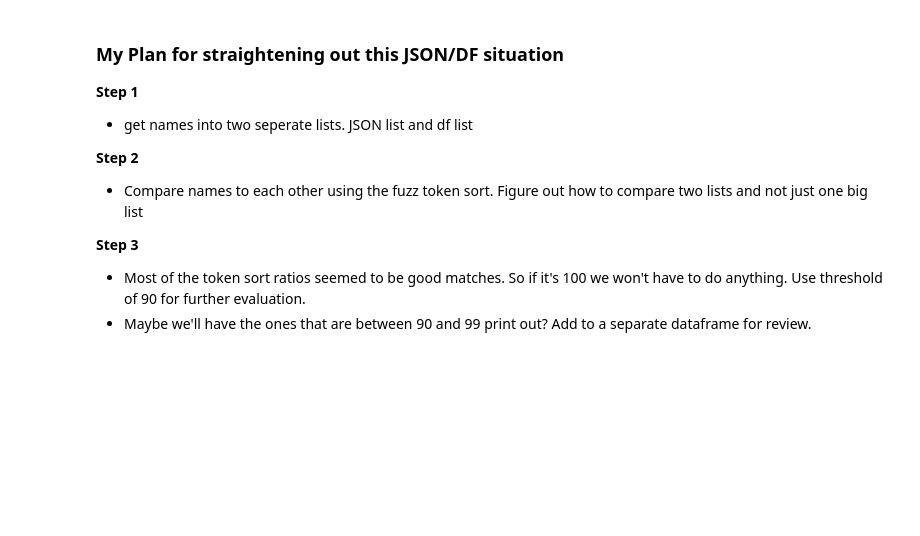
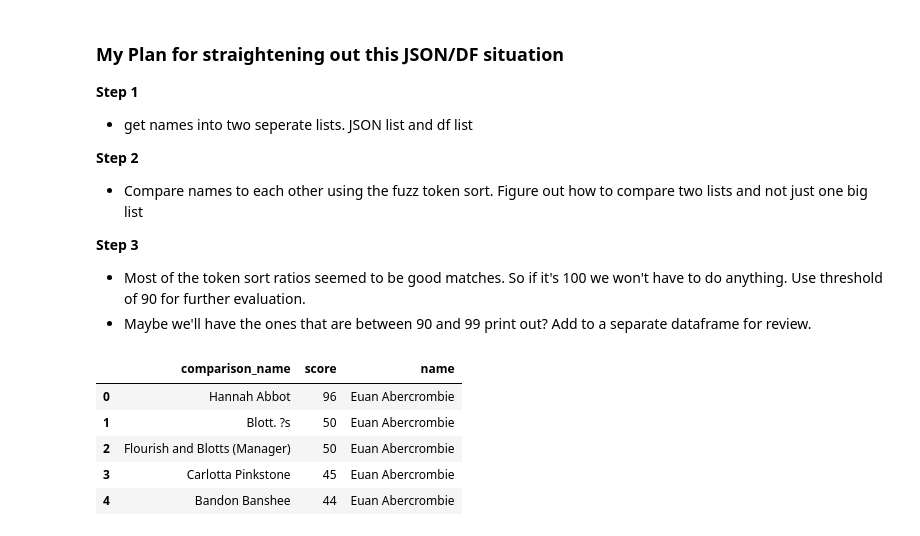
Before and after one commit to HeatherOrtegaMcMillan/harry_potter_sideproject, a Jupyter notebook: scratchpad_notebook.ipynb, the cells around one changed output. Cells and saved outputs as stored; diff of their text form; code cells hidden in the pictures; blank space fills up the shorter version.

```diff
--- a/scratchpad_notebook.ipynb
+++ b/scratchpad_notebook.ipynb
@@ -789,0 +792,11 @@ similarity_sort.head()
+# %%
+my_string = 'Hannah Abbott'
+
+check_for_fuzzy_match(my_string, info_list)
+# %% [output]
+|  | comparison_name | score | name |
+| 0 | Hannah Abbot | 96 | Euan Abercrombie |
+| 1 | Blott. ?s | 50 | Euan Abercrombie |
+| 2 | Flourish and Blotts (Manager) | 50 | Euan Abercrombie |
+| 3 | Carlotta Pinkstone | 45 | Euan Abercrombie |
+| 4 | Bandon Banshee | 44 | Euan Abercrombie |
```
Also changed, not shown: parts of 6 cells of this notebook.
